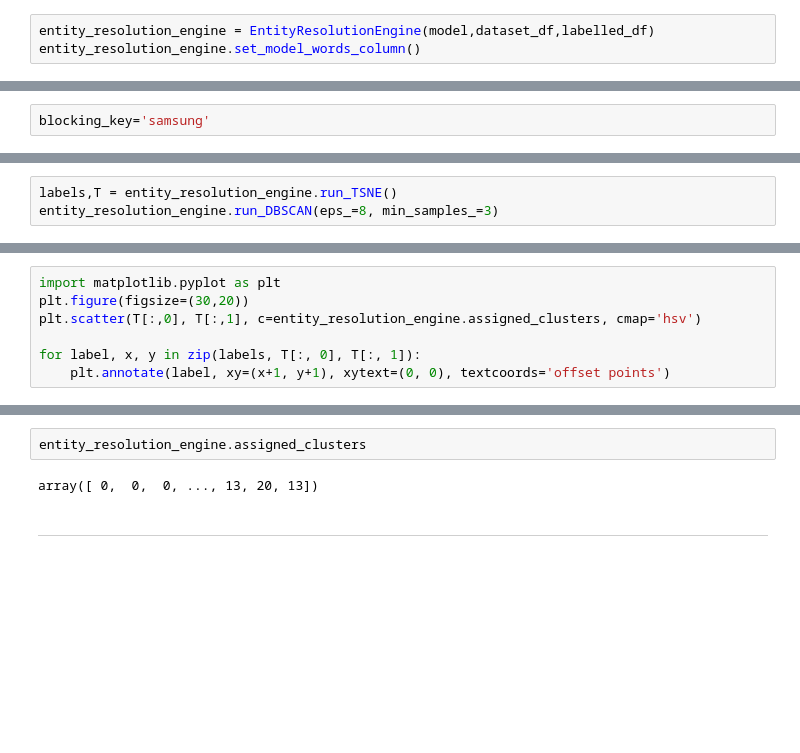
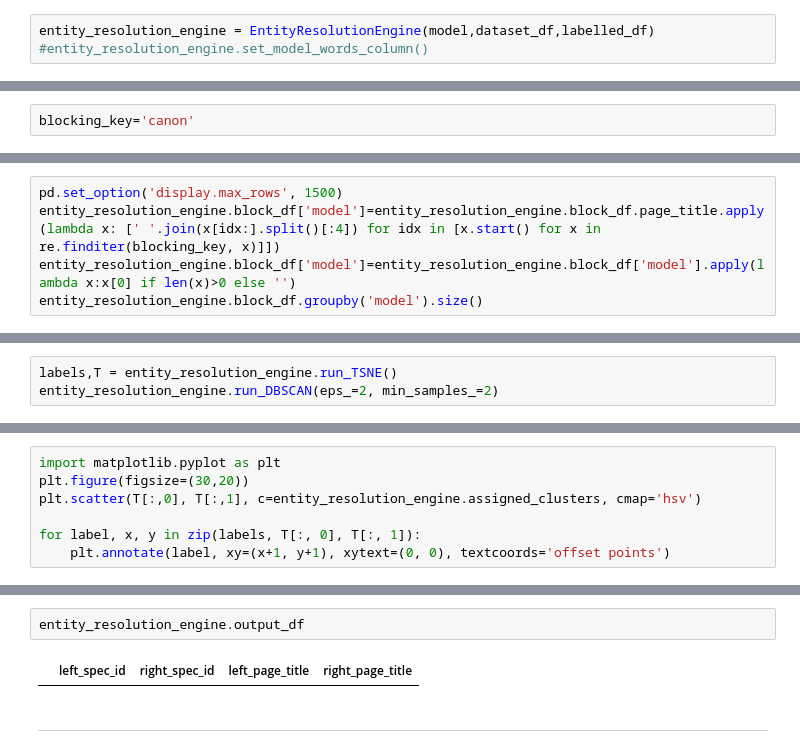
Before and after one commit to GunesYurdakul/SIGMOD, a Jupyter notebook: quickstart_package/EntityResolution.ipynb, the cells around one changed output, grey strips where cells are left out. Saved outputs shown, nothing was run; the diff lists cells and outputs as text; blank space fills up the shorter version.

```diff
--- a/quickstart_package/EntityResolution.ipynb
+++ b/quickstart_package/EntityResolution.ipynb
@@ -68,12 +72,12 @@ model= Word2Vec.load('word2vec_200_features')
 ****
 # %%
 entity_resolution_engine = EntityResolutionEngine(model,dataset_df,labelled_df)
-entity_resolution_engine.set_model_words_column()
+#entity_resolution_engine.set_model_words_column()
 # %% [markdown]
 ****
 # %% [markdown]
 # Experimenting on Results for Each Block
 # %%
-blocking_key='samsung'
+blocking_key='canon'
 # %%
 entity_resolution_engine.set_block(blocking_key)
@@ -85,0 +111,5 @@ See the caveats in the documentation: http://pandas.pydata.org/pandas-docs/stabl
+# %%
+pd.set_option('display.max_rows', 1500)
+entity_resolution_engine.block_df['model']=entity_resolution_engine.block_df.page_title.apply(lambda x: [' '.join(x[idx:].split()[:4]) for idx in [x.start() for x in re.finditer(blocking_key, x)]])
+entity_resolution_engine.block_df['model']=entity_resolution_engine.block_df['model'].apply(lambda x:x[0] if len(x)>0 else '')
+entity_resolution_engine.block_df.groupby('model').size()
@@ -93,7 +151,7 @@ len(entity_resolution_engine.block_df)
 ### DIMENSIONALITY REDUCTION AND CLUSTERING
 # %%
 labels,T = entity_resolution_engine.run_TSNE()
-entity_resolution_engine.run_DBSCAN(eps_=8, min_samples_=3)
+entity_resolution_engine.run_DBSCAN(eps_=2, min_samples_=2)
 # %% [output]
 A value is trying to be set on a copy of a slice from a DataFrame.
 Try using .loc[row_indexer,col_indexer] = value instead
@@ -121,6 +201,6 @@ for cluster in entity_resolution_engine.product_clusters:
 # %%
-entity_resolution_engine.assigned_clusters
+entity_resolution_engine.output_df
 # %% [output]
-array([ 0,  0,  0, ..., 13, 20, 13])
+|  | left_spec_id | right_spec_id | left_page_title | right_page_title |
 # %% [markdown]
 ----------------------
```
Also changed, not shown: parts of 13 cells of this notebook, 2 other files.
